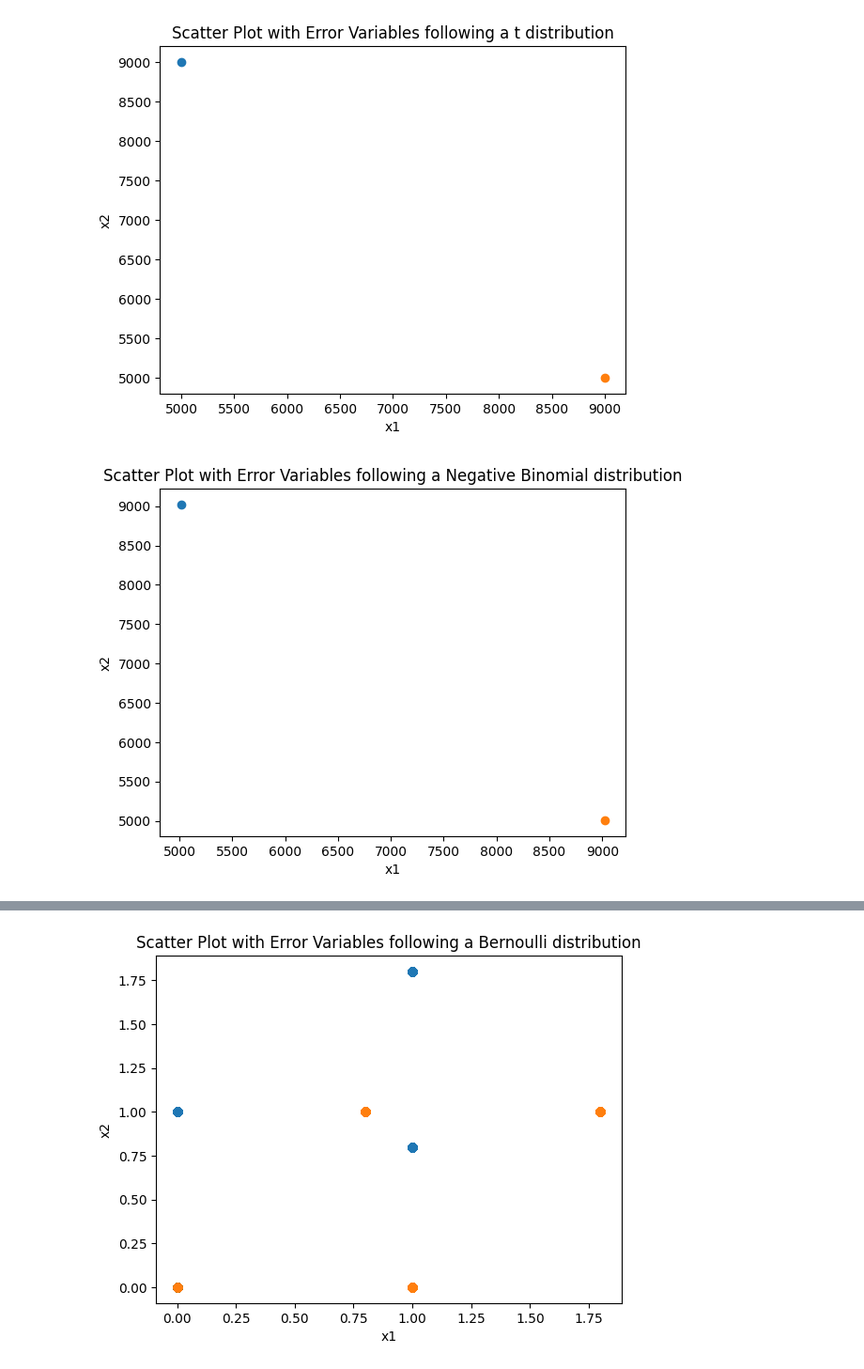
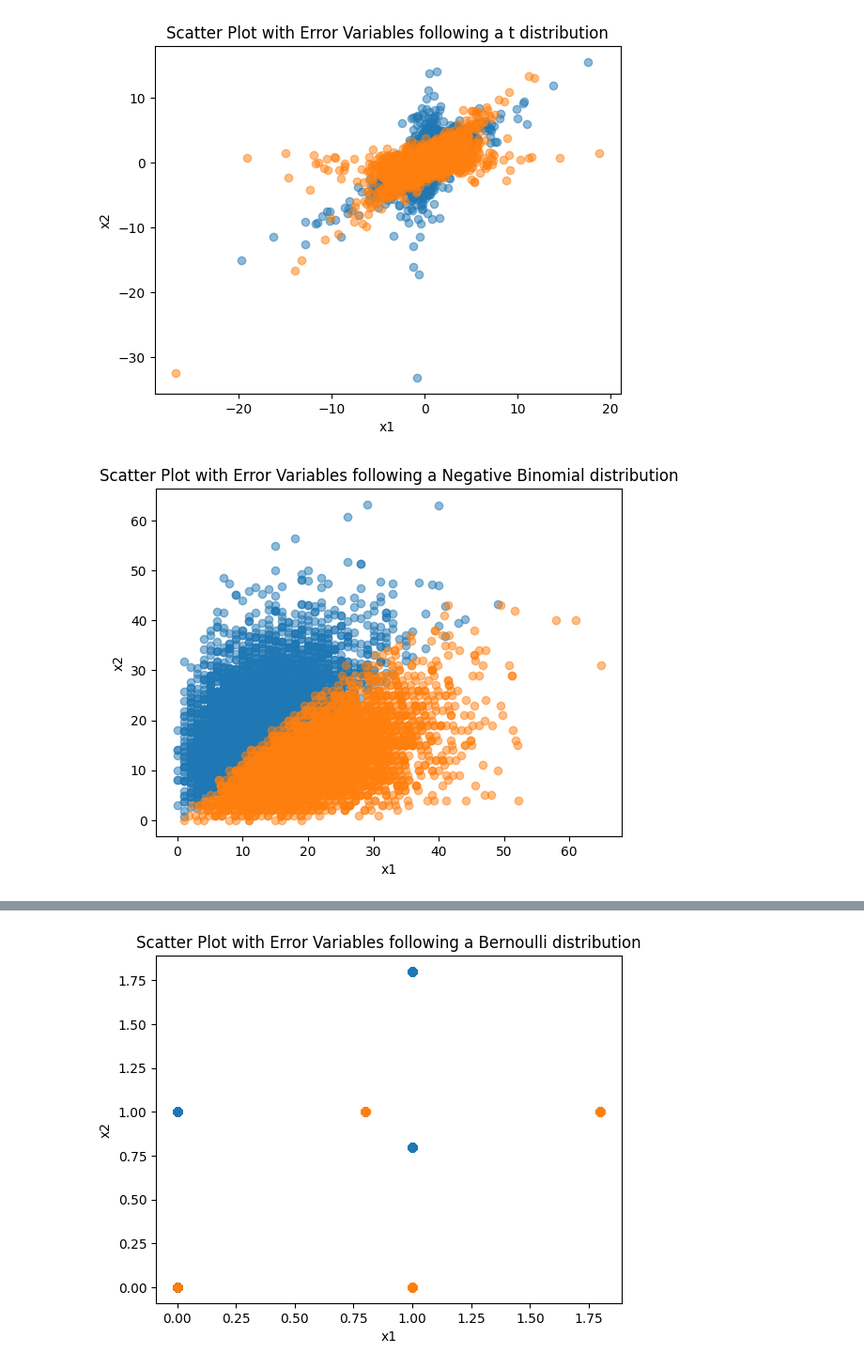
Before and after one commit to ShoShohh/Causal-inference, a Jupyter notebook: parametric-identifiability.ipynb, the cells around one changed output, grey strips where cells are left out. Shown at 94% size. Cells and saved outputs as stored; diff of their text form; code cells hidden in the pictures.

```diff
--- a/parametric-identifiability.ipynb
+++ b/parametric-identifiability.ipynb
@@ -177,15 +177,15 @@ plt.show()
 # %%
 # Function generates random numbers following a t distribution
 def generate_t_numbers(size, dfnum):
-    return stats.t.rvs(dfnum, size)
+    return stats.t.rvs(df = dfnum, size = size)
 
 # Generate error variables
-error1 = generate_t_numbers(size, 10)
-error2 = generate_t_numbers(size, 10)
+error1 = generate_t_numbers(size, 3)
+error2 = generate_t_numbers(size, 3)
 
 # Plot the data points
-plt.scatter(structural_causal_model1(error1, error2)[0], structural_causal_model1(error1, error2)[1])
-plt.scatter(structural_causal_model2(error1, error2)[0], structural_causal_model2(error1, error2)[1])
+plt.scatter(structural_causal_model1(error1, error2)[0], structural_causal_model1(error1, error2)[1], alpha = 0.5)
+plt.scatter(structural_causal_model2(error1, error2)[0], structural_causal_model2(error1, error2)[1], alpha = 0.5)
 
 # Add labels and title to the plot
 plt.xlabel('x1')
@@ -195,26 +195,26 @@ plt.title('Scatter Plot with Error Variables following a t distribution')
 # Display the plot
 plt.show()
 # %% [output]
-[figure, old version]
+[figure, new version]
 # %%
 # Function generates random numbers following a Negative Binomial distribution
 def generate_nbinom_numbers(size, scale, probability):
-    return stats.nbinom.rvs(scale, probability, size)
+    return stats.nbinom.rvs(n = scale, p = probability, size = size)
 
 # Generate error variables
 error1 = generate_nbinom_numbers(size, 5, 0.3)
 error2 = generate_nbinom_numbers(size, 5, 0.3)
 
 # Plot the data points
-plt.scatter(structural_causal_model1(error1, error2)[0], structural_causal_model1(error1, error2)[1])
-plt.scatter(structural_causal_model2(error1, error2)[0], structural_causal_model2(error1, error2)[1])
+plt.scatter(structural_causal_model1(error1, error2)[0], structural_causal_model1(error1, error2)[1], alpha = 0.5)
+plt.scatter(structural_causal_model2(error1, error2)[0], structural_causal_model2(error1, error2)[1], alpha = 0.5)
 
 # Add labels and title to the plot
 plt.xlabel('x1')
 plt.ylabel('x2')
 plt.title('Scatter Plot with Error Variables following a Negative Binomial distribution')
 
 # Display the plot
 plt.show()
 # %% [output]
-[figure, old version]
+[figure, new version]
```
Also changed, not shown: parts of 14 cells of this notebook.
